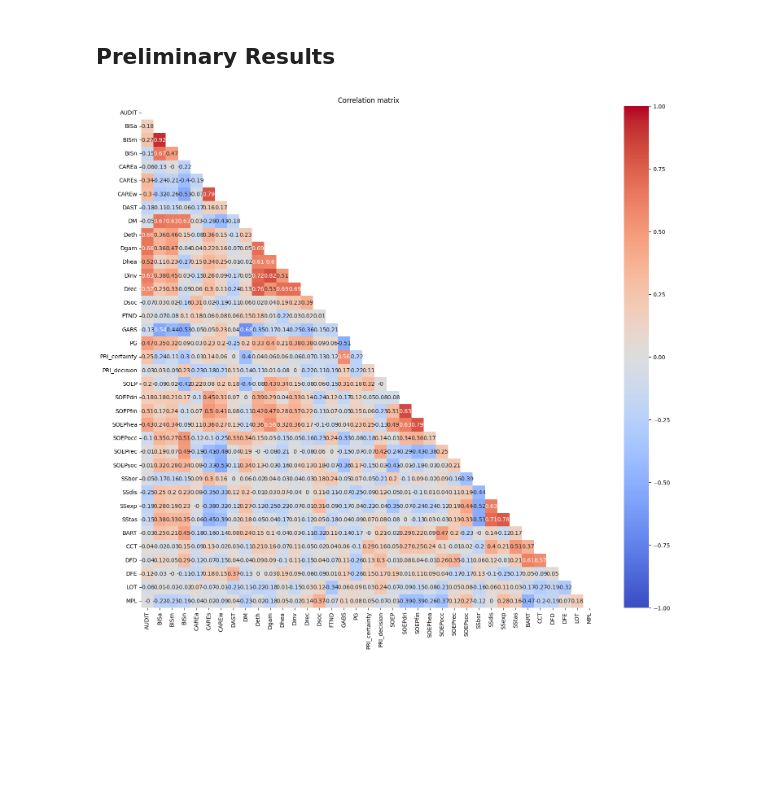
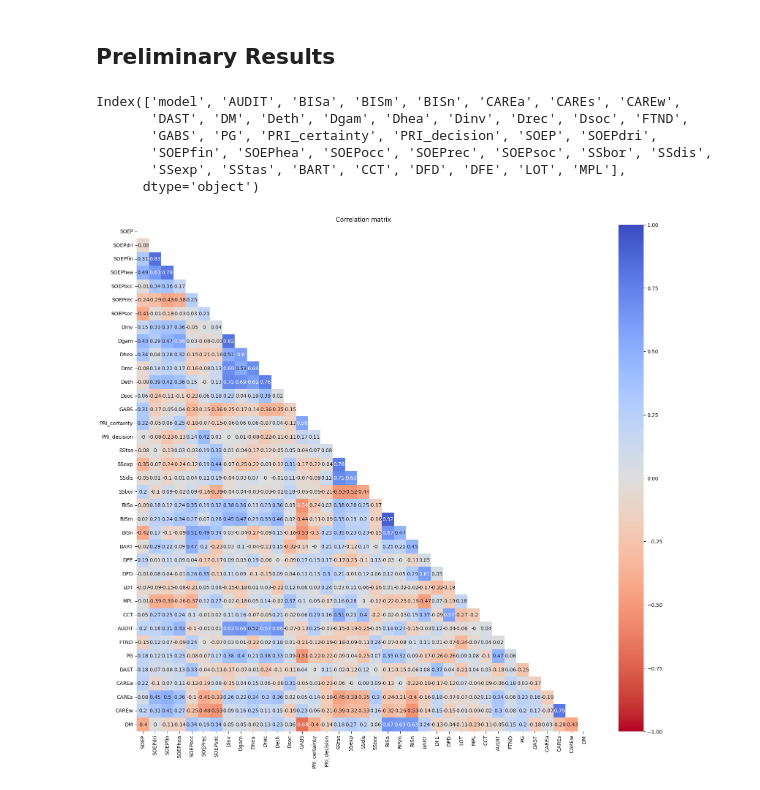
Before and after one commit to jelenameyer/GenInLLM, a Jupyter notebook: data_analysis/from_items_to_DV.ipynb, the cells around one changed output. Saved outputs shown, nothing was run; the diff lists cells and outputs as text; code cells hidden in the pictures; blank space fills up the shorter version.

```diff
--- a/data_analysis/from_items_to_DV.ipynb
+++ b/data_analysis/from_items_to_DV.ipynb
@@ -400,31 +400,48 @@ DV_data = pd.merge(
 ## Preliminary Results
 # %%
 DV_data.to_csv('processed_data/final_DVs.csv', index=False)
+# %%
+DV_data.columns
+# %% [output]
+Index(['model', 'AUDIT', 'BISa', 'BISm', 'BISn', 'CAREa', 'CAREs', 'CAREw',
+       'DAST', 'DM', 'Deth', 'Dgam', 'Dhea', 'Dinv', 'Drec', 'Dsoc', 'FTND',
+       'GABS', 'PG', 'PRI_certainty', 'PRI_decision', 'SOEP', 'SOEPdri',
+       'SOEPfin', 'SOEPhea', 'SOEPocc', 'SOEPrec', 'SOEPsoc', 'SSbor', 'SSdis',
+       'SSexp', 'SStas', 'BART', 'CCT', 'DFD', 'DFE', 'LOT', 'MPL'],
+      dtype='object')
 # %%
 # Compute correlation matrix (only for numeric columns)
 numeric_df = DV_data.drop(columns=['model'])
 corr = numeric_df.corr().round(2)
 
+# reorder to compare with human data
+order = ['SOEP', 'SOEPdri', 'SOEPfin', 'SOEPhea', 'SOEPocc', 'SOEPrec', 'SOEPsoc',
+        'Dinv', 'Dgam', 'Dhea', 'Drec', 'Deth', 'Dsoc', 'GABS', 'PRI_certainty', 'PRI_decision',
+        'SStas', 'SSexp', 'SSdis', 'SSbor', 'BISa', 'BISm', 'BISn', 'BART', 'DFE', 'DFD', 'LOT', 'MPL', 'CCT',
+         'AUDIT', 'FTND', 'PG', 'DAST', 'CAREa', 'CAREs', 'CAREw', 'DM']
+
+corr_reordered = corr.loc[order, order].round(2)
+
 # Display it as a heatmap
-# plt.figure(figsize=(16, 14))
-# sns.heatmap(corr, annot=True, cmap="coolwarm", vmin=-1, vmax=1)
+# plt.figure(figsize=(20, 18))
+# sns.heatmap(corr, annot=True, cmap="coolwarm_r", vmin=-1, vmax=1)
 # plt.title("Correlation matrix of model scores")
 # plt.show()
 
 # Create a mask for the upper triangle
-mask = np.triu(np.ones_like(corr, dtype=bool))
+mask = np.triu(np.ones_like(corr_reordered, dtype=bool))
 
 # Plot heatmap with mask
-plt.figure(figsize=(18, 16))
+plt.figure(figsize=(20, 18))
 sns.heatmap(
-    corr,
+    corr_reordered,
     mask=mask,
     annot=True,
-    cmap="coolwarm",
+    cmap="coolwarm_r",
     vmin=-1,
     vmax=1
 )
 plt.title("Correlation matrix")
 plt.show()
 # %% [output]
-[figure, old version]
+[figure, new version]
```
Also changed, not shown: 1 other file.
